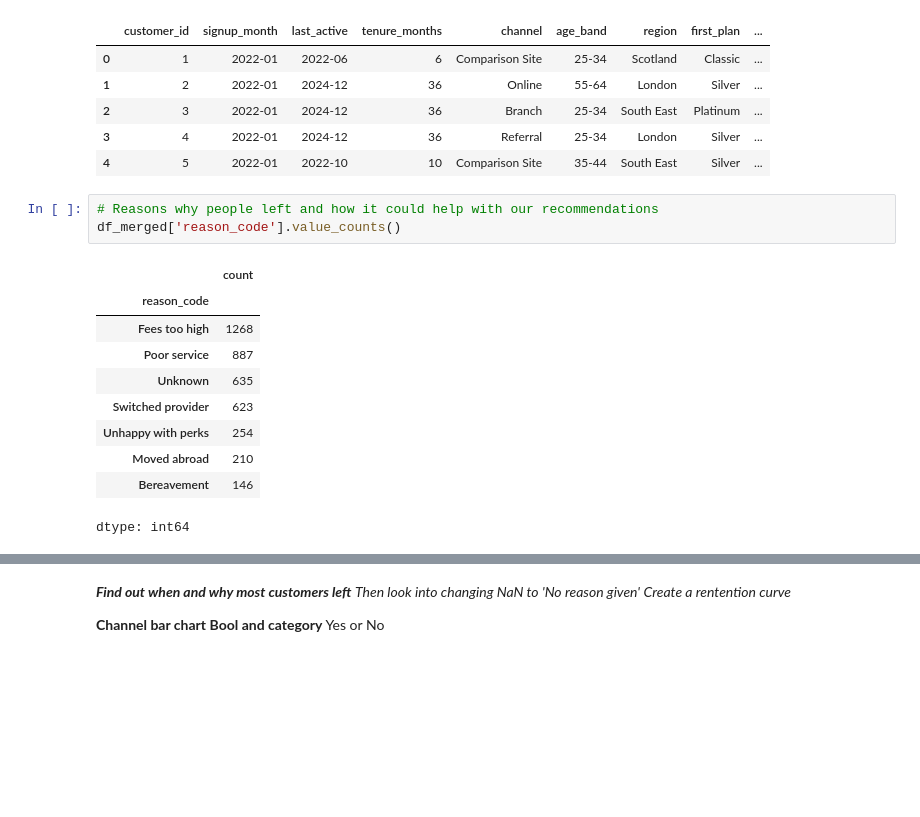
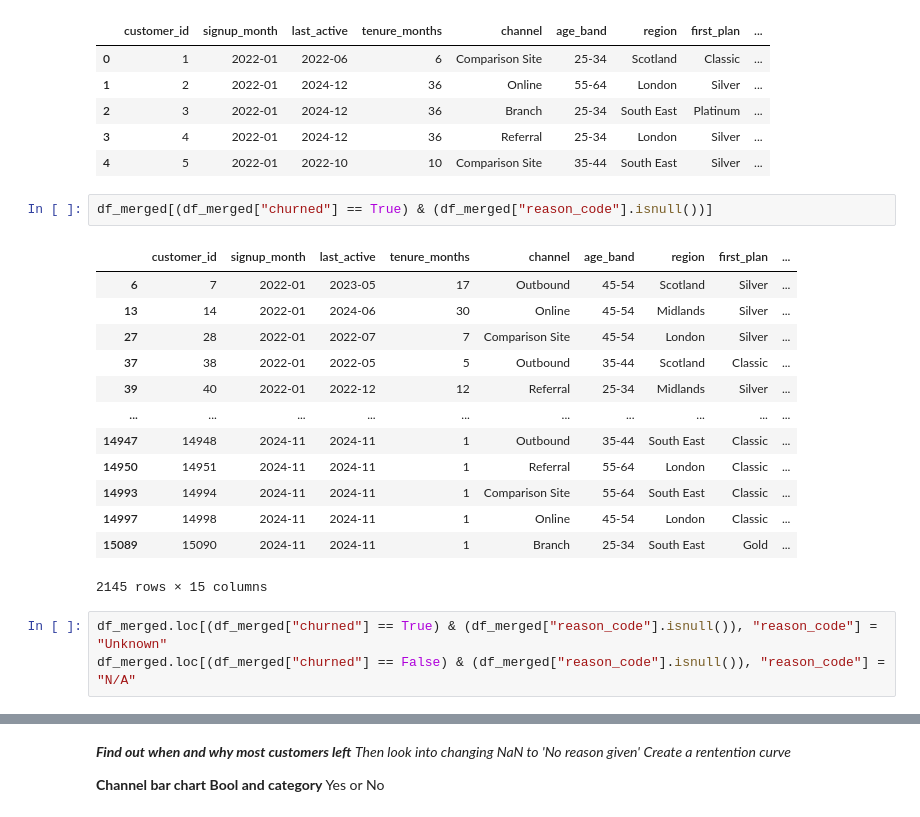
Before and after one commit to geraintmelville/moneycraft_project, a Jupyter notebook: MoneyCraft.ipynb, the cells around one changed output, grey strips where cells are left out. Cells and saved outputs as stored; diff of their text form; blank space fills up the shorter version.

Commit message:
cleaned df_merged, dropped close_month

```diff
--- a/MoneyCraft.ipynb
+++ b/MoneyCraft.ipynb
@@ -491,17 +494,22 @@ df_merged.head()
 | 2 | 3 | 2022-01 | 2024-12 | 36 | Branch | 25-34 | South East | Platinum | ... |
 | 3 | 4 | 2022-01 | 2024-12 | 36 | Referral | 25-34 | London | Silver | ... |
 | 4 | 5 | 2022-01 | 2022-10 | 10 | Comparison Site | 35-44 | South East | Silver | ... |
-# %%
-# Reasons why people left and how it could help with our recommendations
-df_merged['reason_code'].value_counts()
-# %% [output]
-|  | count |
-| reason_code |  |
-| Fees too high | 1268 |
-| Poor service | 887 |
-| Unknown | 635 |
-| Switched provider | 623 |
-| Unhappy with perks | 254 |
-| Moved abroad | 210 |
-| Bereavement | 146 |
-dtype: int64
+# %%
+df_merged[(df_merged["churned"] == True) & (df_merged["reason_code"].isnull())]
+# %% [output]
+|  | customer_id | signup_month | last_active | tenure_months | channel | age_band | region | first_plan | ... |
+| 6 | 7 | 2022-01 | 2023-05 | 17 | Outbound | 45-54 | Scotland | Silver | ... |
+| 13 | 14 | 2022-01 | 2024-06 | 30 | Online | 45-54 | Midlands | Silver | ... |
+| 27 | 28 | 2022-01 | 2022-07 | 7 | Comparison Site | 45-54 | London | Silver | ... |
+| 37 | 38 | 2022-01 | 2022-05 | 5 | Outbound | 35-44 | Scotland | Classic | ... |
+| 39 | 40 | 2022-01 | 2022-12 | 12 | Referral | 25-34 | Midlands | Silver | ... |
+| ... | ... | ... | ... | ... | ... | ... | ... | ... | ... |
+| 14947 | 14948 | 2024-11 | 2024-11 | 1 | Outbound | 35-44 | South East | Classic | ... |
+| 14950 | 14951 | 2024-11 | 2024-11 | 1 | Referral | 55-64 | London | Classic | ... |
+| 14993 | 14994 | 2024-11 | 2024-11 | 1 | Comparison Site | 55-64 | South East | Classic | ... |
+| 14997 | 14998 | 2024-11 | 2024-11 | 1 | Online | 45-54 | London | Classic | ... |
+| 15089 | 15090 | 2024-11 | 2024-11 | 1 | Branch | 25-34 | South East | Gold | ... |
+2145 rows × 15 columns
+# %%
+df_merged.loc[(df_merged["churned"] == True) & (df_merged["reason_code"].isnull()), "reason_code"] = "Unknown"
+df_merged.loc[(df_merged["churned"] == False) & (df_merged["reason_code"].isnull()), "reason_code"] = "N/A"
```
Also changed, not shown: parts of 7 cells of this notebook.
